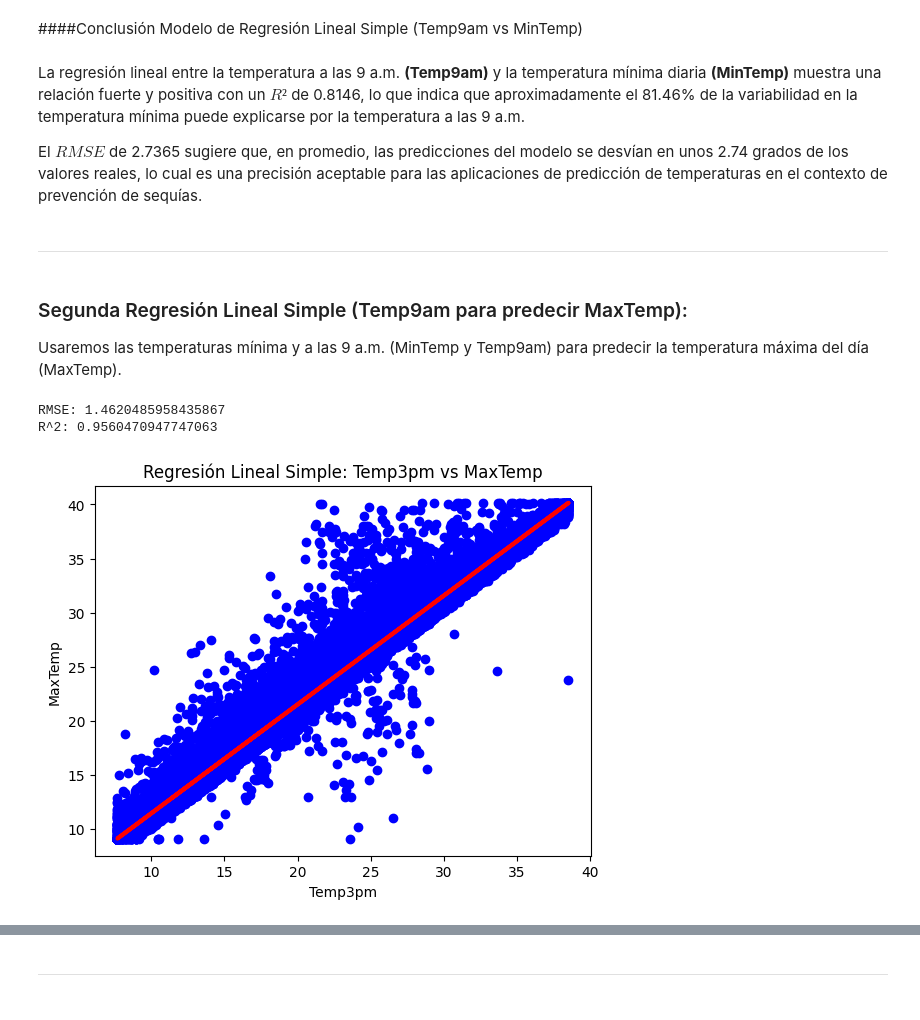
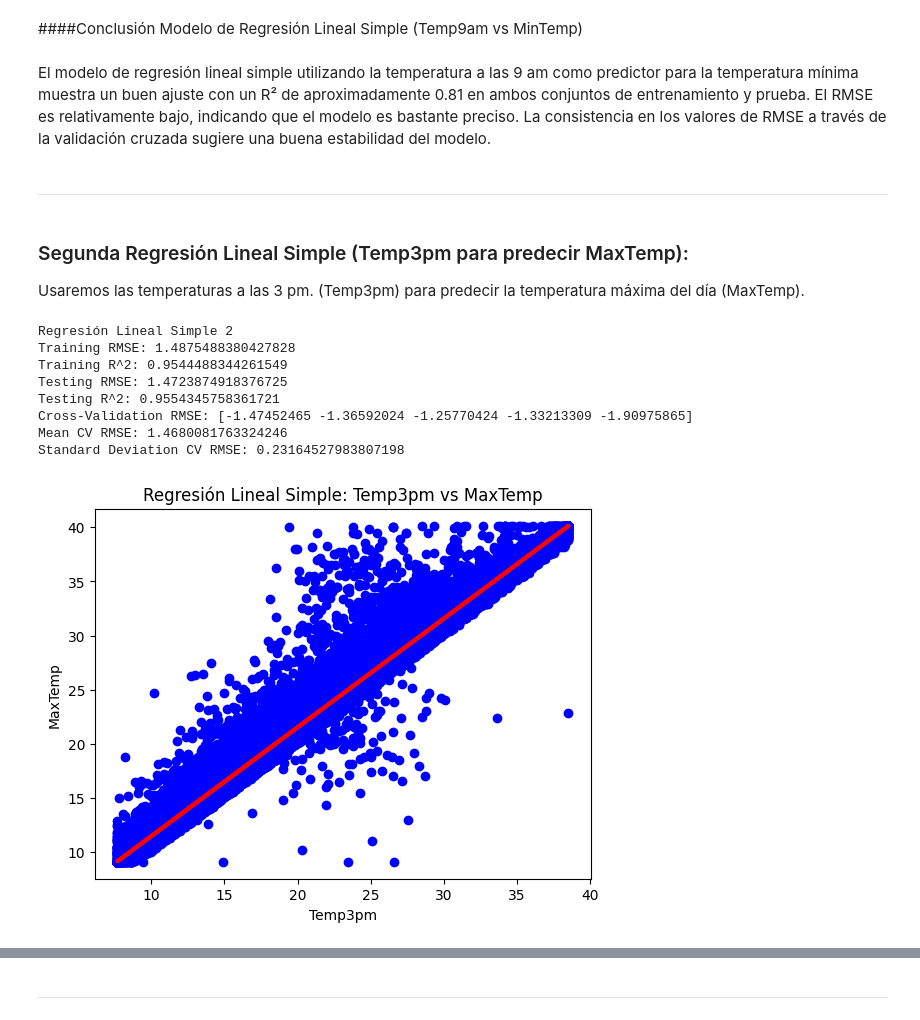
Before and after one commit to elnames/Informe-tecnico-Drowght-watch, a Jupyter notebook: Informe_Técnico_Drought_Watch.ipynb, the cells around one changed output, grey strips where cells are left out. Cells and saved outputs as stored; diff of their text form; code cells hidden in the pictures.

```diff
--- a/Informe_Técnico_Drought_Watch.ipynb
+++ b/Informe_Técnico_Drought_Watch.ipynb
@@ -512,5 +509,5 @@ corr.style.background_gradient (cmap = 'RdYlGn')
 Crearemos un dataframe llamado "dwn" con las columas que nos sirven para la investigación
 # %%
 dwn= dw.drop(['Sunshine','Evaporation','WindGustSpeed','WindSpeed9am', 'WindSpeed3pm','Cloud9am', 'Cloud3pm',
-              'WindGustDir', 'WindDir9am', 'WindDir3pm', 'WindDir9am', 'WindDir9am', 'WindDir9am','Date','Location',
-              'RainToday', 'Humidity9am','Humidity3pm', 'Pressure9am','Pressure3pm','RISK_MM' ],axis=1)
+              'WindGustDir', 'WindDir9am', 'WindDir3pm', 'WindDir9am', 'WindDir9am', 'WindDir9am',
+              'RainToday', 'Humidity9am','Humidity3pm', 'Pressure9am','Pressure3pm','RISK_MM','RainTomorrow' ],axis=1)
@@ -518,9 +597,9 @@ dwn= dw.drop(['Sunshine','Evaporation','WindGustSpeed','WindSpeed9am', 'WindSpee
 ### Codificación de Variables Categóricas
 
 Conversión de las variables RainToday y 'RainTomorrow' que son categóricas ('Yes', 'No') a una forma numérica (1, 0).
-# %%
-# Convertir 'RainTomorrow' de categórica a numérica
-dwn['RainTomorrow'] = dwn['RainTomorrow'].map({'Yes': 1, 'No': 0})
+# %%
+# Binarizar la variable objetivo 'Rainfall'
+dwn['RainfallBinary'] = np.where(dwn['Rainfall'] > 0, 1, 0)
 # %%
 dwn.info()
 # %% [output]
@@ -780,44 +967,65 @@ R^2: 0.8146338472810718
 ---
 # %% [markdown]
 ####Conclusión Modelo de Regresión Lineal Simple (Temp9am vs MinTemp)
-# %% [markdown]
-La regresión lineal entre la temperatura a las 9 a.m. **(Temp9am)** y la temperatura mínima diaria **(MinTemp)** muestra una relación fuerte y positiva con un $R²$ de 0.8146, lo que indica que aproximadamente el 81.46% de la variabilidad en la temperatura mínima puede explicarse por la temperatura a las 9 a.m.
-
-El $RMSE$ de 2.7365 sugiere que, en promedio, las predicciones del modelo se desvían en unos 2.74 grados de los valores reales, lo cual es una precisión aceptable para las aplicaciones de predicción de temperaturas en el contexto de prevención de sequías.
+# %% [markdown]
+El modelo de regresión lineal simple utilizando la temperatura a las 9 am como predictor para la temperatura mínima muestra un buen ajuste con un R² de aproximadamente 0.81 en ambos conjuntos de entrenamiento y prueba. El RMSE es relativamente bajo, indicando que el modelo es bastante preciso. La consistencia en los valores de RMSE a través de la validación cruzada sugiere una buena estabilidad del modelo.
 # %% [markdown]
 ---
 # %% [markdown]
-### Segunda Regresión Lineal Simple (Temp9am para predecir MaxTemp):
-Usaremos las temperaturas mínima y a las 9 a.m. (MinTemp y Temp9am) para predecir la temperatura máxima del día (MaxTemp).
+### Segunda Regresión Lineal Simple (Temp3pm para predecir MaxTemp):
+Usaremos las temperaturas a las 3 pm. (Temp3pm) para predecir la temperatura máxima del día (MaxTemp).
 # %%
 # Definir variables
 X = dwn_imputed[['Temp3pm']].values
 y = dwn_imputed['MaxTemp'].values
 
 # División de los datos en conjuntos de entrenamiento y prueba
 X_train, X_test, y_train, y_test = train_test_split(X, y, test_size=0.2, random_state=42)
 
 # Modelo de Regresión Lineal
 lr_model = LinearRegression()
 lr_model.fit(X_train, y_train)
 
 # Predicciones
-y_pred = lr_model.predict(X_test)
+y_train_pred = lr_model.predict(X_train)
+y_test_pred = lr_model.predict(X_test)
 
-# Métricas
-rmse = mean_squared_error(y_test, y_pred, squared=False)
-r2 = r2_score(y_test, y_pred)
-print(f"RMSE: {rmse}")
-print(f"R^2: {r2}")
+# Métricas para el conjunto de entrenamiento
+train_rmse = mean_squared_error(y_train, y_train_pred, squared=False)
+train_r2 = r2_score(y_train, y_train_pred)
+
+# Métricas para el conjunto de prueba
+test_rmse = mean_squared_error(y_test, y_test_pred, squared=False)
+test_r2 = r2_score(y_test, y_test_pred)
+
+# Validación cruzada
+cv_scores = cross_val_score(lr_model, X, y, cv=5, scoring='neg_root_mean_squared_error')
+mean_cv_rmse = -np.mean(cv_scores)
+std_cv_rmse = np.std(cv_scores)
+
+print("Regresión Lineal Simple 2")
+print(f"Training RMSE: {train_rmse}")
+print(f"Training R^2: {train_r2}")
+print(f"Testing RMSE: {test_rmse}")
+print(f"Testing R^2: {test_r2}")
+print(f"Cross-Validation RMSE: {cv_scores}")
+print(f"Mean CV RMSE: {mean_cv_rmse}")
+print(f"Standard Deviation CV RMSE: {std_cv_rmse}")
 
 # Gráfico
 plt.scatter(X_test, y_test, color='blue')
-plt.plot(X_test, y_pred, color='red', linewidth=3)
+plt.plot(X_test, y_test_pred, color='red', linewidth=3)
 plt.xlabel('Temp3pm')
 plt.ylabel('MaxTemp')
 plt.title('Regresión Lineal Simple: Temp3pm vs MaxTemp')
 plt.show()
 # %% [output]
-RMSE: 1.4620485958435867
-R^2: 0.9560470947747063
+Regresión Lineal Simple 2
+Training RMSE: 1.4875488380427828
+Training R^2: 0.9544488344261549
+Testing RMSE: 1.4723874918376725
+Testing R^2: 0.9554345758361721
+Cross-Validation RMSE: [-1.47452465 -1.36592024 -1.25770424 -1.33213309 -1.90975865]
+Mean CV RMSE: 1.4680081763324246
+Standard Deviation CV RMSE: 0.23164527983807198
-[figure, old version]
+[figure, new version]
```
Also changed, not shown: parts of 60 cells of this notebook.
